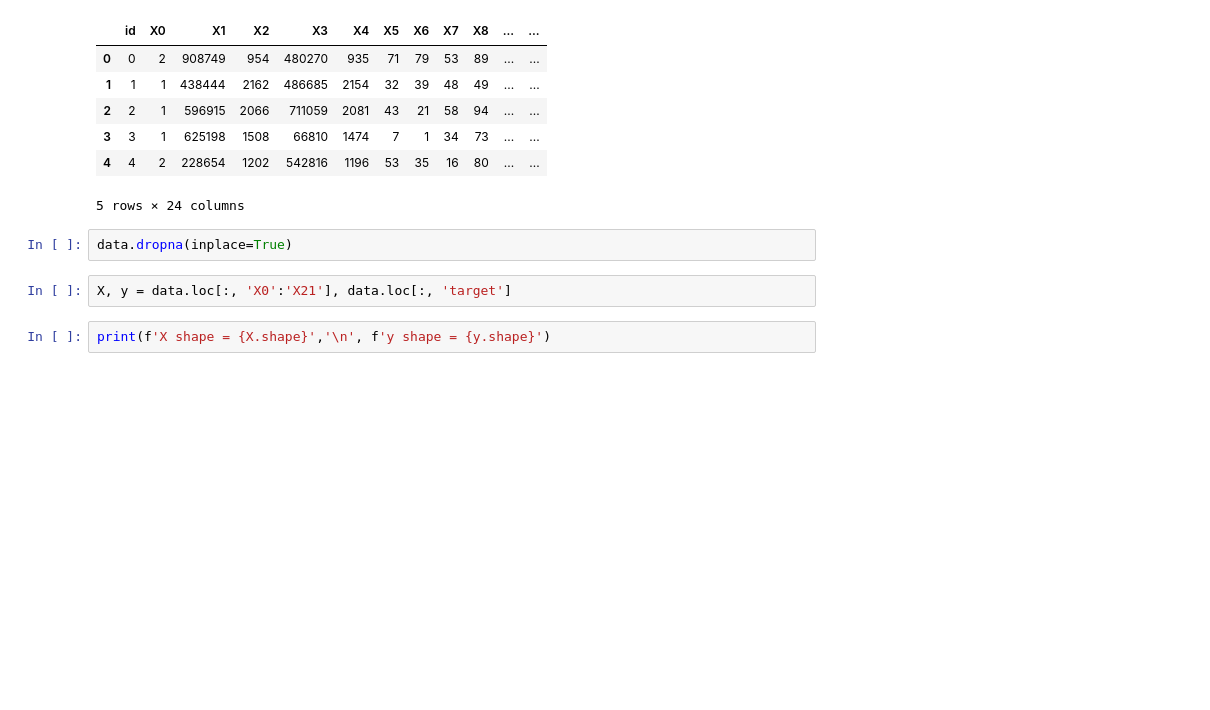
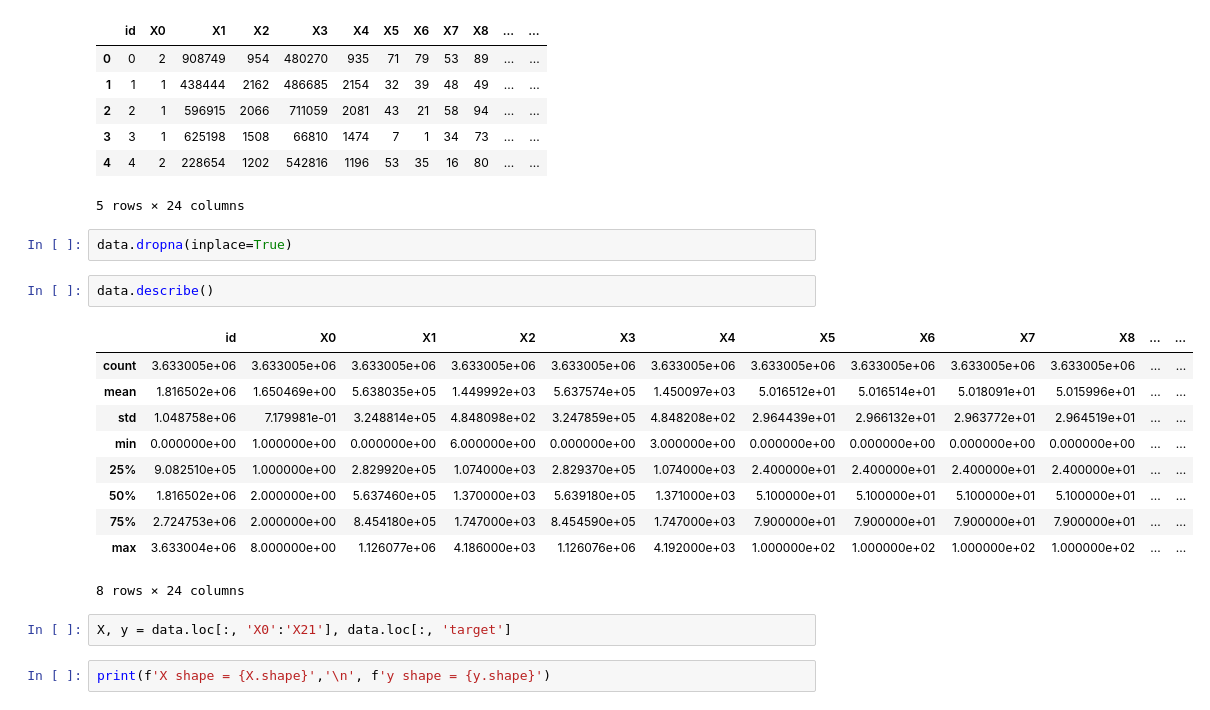
Before and after one commit to Yuriy-Kanygin/Ozon-Games, a Jupyter notebook: Ozone Games.ipynb, the cells around one changed output. Cells and saved outputs as stored; diff of their text form; blank space fills up the shorter version.

```diff
--- a/Ozone Games.ipynb
+++ b/Ozone Games.ipynb
@@ -21,6 +21,19 @@ data.head()
 5 rows × 24 columns
 # %%
 data.dropna(inplace=True)
+# %%
+data.describe()
+# %% [output]
+|  | id | X0 | X1 | X2 | X3 | X4 | X5 | X6 | X7 | X8 | ... | ... |
+| count | 3.633005e+06 | 3.633005e+06 | 3.633005e+06 | 3.633005e+06 | 3.633005e+06 | 3.633005e+06 | 3.633005e+06 | 3.633005e+06 | 3.633005e+06 | 3.633005e+06 | ... | ... |
+| mean | 1.816502e+06 | 1.650469e+00 | 5.638035e+05 | 1.449992e+03 | 5.637574e+05 | 1.450097e+03 | 5.016512e+01 | 5.016514e+01 | 5.018091e+01 | 5.015996e+01 | ... | ... |
+| std | 1.048758e+06 | 7.179981e-01 | 3.248814e+05 | 4.848098e+02 | 3.247859e+05 | 4.848208e+02 | 2.964439e+01 | 2.966132e+01 | 2.963772e+01 | 2.964519e+01 | ... | ... |
+| min | 0.000000e+00 | 1.000000e+00 | 0.000000e+00 | 6.000000e+00 | 0.000000e+00 | 3.000000e+00 | 0.000000e+00 | 0.000000e+00 | 0.000000e+00 | 0.000000e+00 | ... | ... |
+| 25% | 9.082510e+05 | 1.000000e+00 | 2.829920e+05 | 1.074000e+03 | 2.829370e+05 | 1.074000e+03 | 2.400000e+01 | 2.400000e+01 | 2.400000e+01 | 2.400000e+01 | ... | ... |
+| 50% | 1.816502e+06 | 2.000000e+00 | 5.637460e+05 | 1.370000e+03 | 5.639180e+05 | 1.371000e+03 | 5.100000e+01 | 5.100000e+01 | 5.100000e+01 | 5.100000e+01 | ... | ... |
+| 75% | 2.724753e+06 | 2.000000e+00 | 8.454180e+05 | 1.747000e+03 | 8.454590e+05 | 1.747000e+03 | 7.900000e+01 | 7.900000e+01 | 7.900000e+01 | 7.900000e+01 | ... | ... |
+| max | 3.633004e+06 | 8.000000e+00 | 1.126077e+06 | 4.186000e+03 | 1.126076e+06 | 4.192000e+03 | 1.000000e+02 | 1.000000e+02 | 1.000000e+02 | 1.000000e+02 | ... | ... |
+8 rows × 24 columns
 # %%
 X, y = data.loc[:, 'X0':'X21'], data.loc[:, 'target']
 # %%
```
Also changed, not shown: parts of 18 cells of this notebook, 1 other file.
